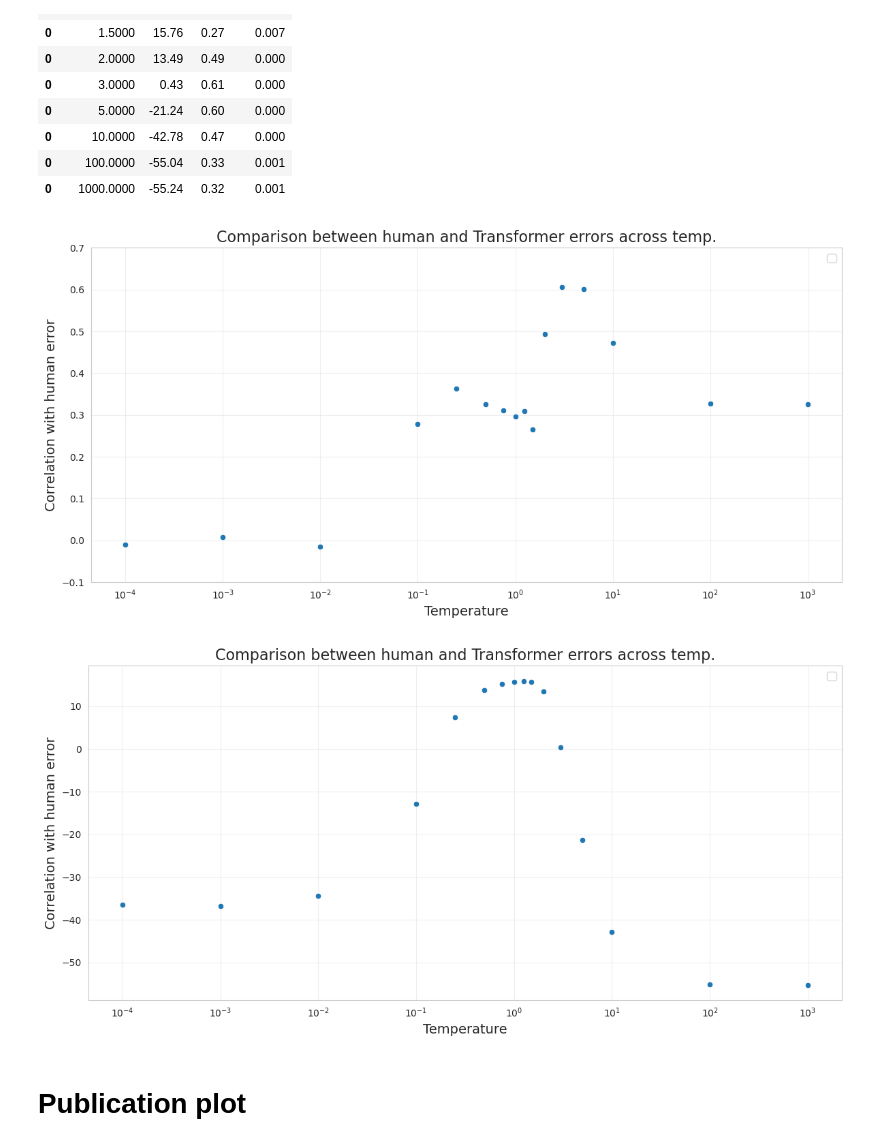
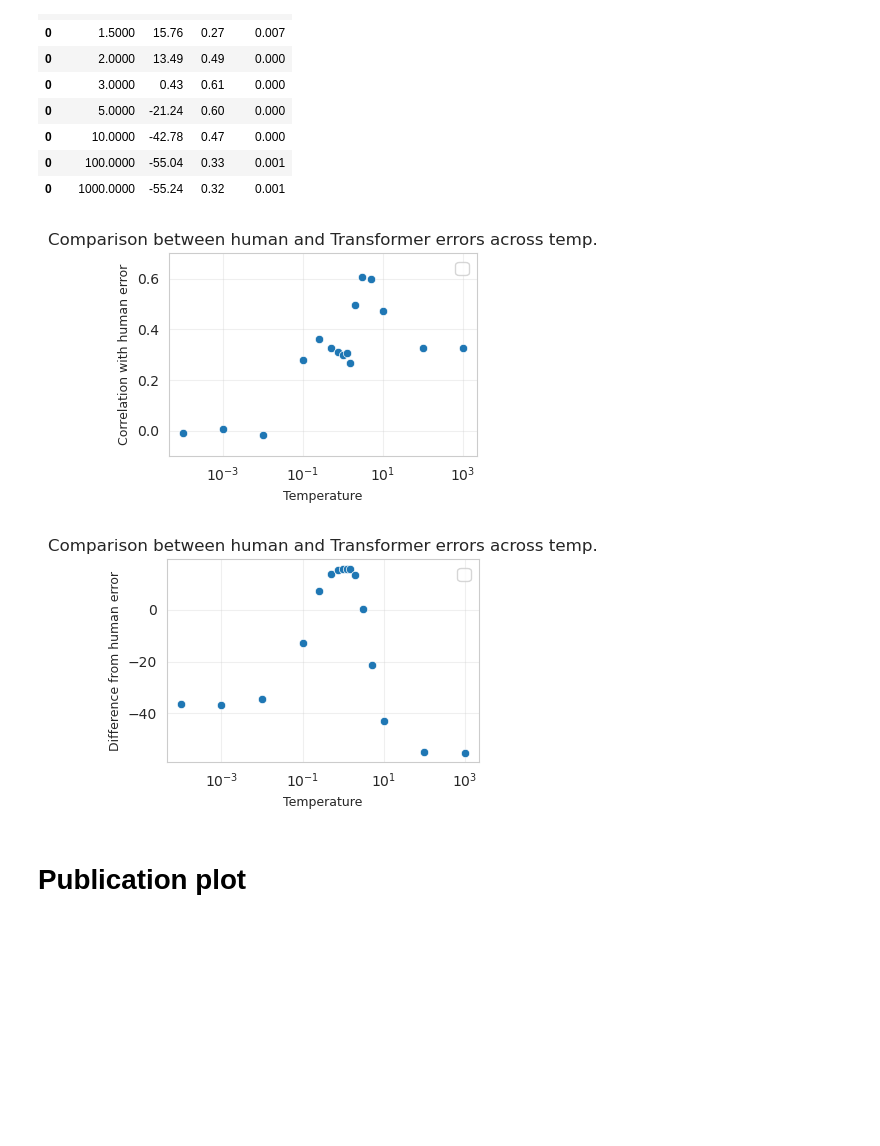
Before and after one commit to ljhearne/LSTNN_public, a Jupyter notebook: scripts/Analysis 4b: Temperature.ipynb, the cells around one changed output. Cells and saved outputs as stored; diff of their text form; code cells hidden in the pictures; blank space fills up the shorter version.

```diff
--- a/scripts/Analysis 4b: Temperature.ipynb
+++ b/scripts/Analysis 4b: Temperature.ipynb
@@ -21,9 +20,8 @@ plt.rcParams['figure.figsize'] = (12, 6)
 ## Load validation dataset and model configuration
 # %%
 # Data and model configuration
-data_dir = "../data/"
-results_dir = "../results/"
-validation_data_path = f"{data_dir}nn/puzzle_data_original.csv"
+data_dir = "../processed_data/"
+validation_data_path = f"{data_dir}puzzle_data_original.csv"
 
 # Model hyperparameters (matching the trained model)
 model_label = 'BERT'
@@ -138,8 +136,6 @@ def evaluate_model_with_temperature(model, dataloader, temperature=1.0, device='
 # %% [markdown]
 ## Evaluate models across all seeds and temperatures
 # %%
-data_dir_ldrive = "/home/lukeh/LabData/Lab_LucaC/Luke/projects/LSTNN/data/"
-
 # Build model path string
 modelname = f"model-{model_label}_" \
             f"pe-{pe}_" \
@@ -153,7 +149,7 @@ modelname = f"model-{model_label}_" \
             f"co-{training_acc_cutoff}_" \
             f"col-{cutoff_length}/"
 
-print(f"Model path: {results_dir}{modelname}")
+print(f"Model path: {data_dir}{modelname}")
 
 # Store results
 results = []
@@ -174,7 +170,7 @@ for seed_idx, seed in enumerate(seeds):
     model = model.to(device=torch.device(device))
 
     #model_file = f"{results_dir}{modelname}s-{seed}_e-{epoch}.pt"
-    model_file = f"{data_dir_ldrive}ito_models/{modelname}s-{seed}_e-{epoch}.pt"
+    model_file = f"{data_dir}ito_models/{modelname}s-{seed}_e-{epoch}.pt"
     model.load_state_dict(torch.load(model_file, map_location=torch.device(device)))
 
     # Evaluate at each temperature
@@ -453,7 +402,7 @@ plt.show()
 # %%
 from scipy.stats import spearmanr
 
-human_df = pd.read_csv('../results/human_behaviour.csv')
+human_df = pd.read_csv('../processed_data/human_behaviour.csv')
 human_by_puzzle_acc = human_df.groupby(["LST_id"]).mean(numeric_only=True).reset_index()["accuracy"][0:108].values
 
 puzzle_summary = results_df.groupby(["puzzle_idx", "temperature"]).mean(numeric_only=True).reset_index()
@@ -531,33 +479,33 @@ See the caveats in the documentation: https://pandas.pydata.org/pandas-docs/stab
 | 0 | 100.0000 | -55.04 | 0.33 | 0.001 |
 | 0 | 1000.0000 | -55.24 | 0.32 | 0.001 |
 # %%
+fig, ax = plt.subplots(figsize=(4, 3))
 ax = sns.scatterplot(data=human_comparison, x="temperature", y="rho")
-ax.set_xlabel('Temperature', fontsize=14)
-ax.set_ylabel('Correlation with human error', fontsize=14)
-ax.set_title('Comparison between human and Transformer errors across temp.', fontsize=16)
+ax.set_xlabel('Temperature', fontsize=9)
+ax.set_ylabel('Correlation with human error', fontsize=9)
+ax.set_title('Comparison between human and Transformer errors across temp.', fontsize=12)
 ax.legend(fontsize=12)
 ax.grid(True, alpha=0.3)
 ax.set_xscale('log')
 ax.set_ylim([-0.10, 0.7])
 
 plt.tight_layout()
-# plt.savefig(f'{results_dir}temperature_analysis_overall.png', dpi=300, bbox_inches='tight')
 plt.show()
 
+fig, ax = plt.subplots(figsize=(4, 3))
 ax = sns.scatterplot(data=human_comparison, x="temperature", y="diff")
-ax.set_xlabel('Temperature', fontsize=14)
-ax.set_ylabel('Correlation with human error', fontsize=14)
-ax.set_title('Comparison between human and Transformer errors across temp.', fontsize=16)
+ax.set_xlabel('Temperature', fontsize=9)
+ax.set_ylabel('Difference from human error', fontsize=9)
+ax.set_title('Comparison between human and Transformer errors across temp.', fontsize=12)
 ax.legend(fontsize=12)
 ax.grid(True, alpha=0.3)
 ax.set_xscale('log')
 
 plt.tight_layout()
-# plt.savefig(f'{results_dir}temperature_analysis_overall.png', dpi=300, bbox_inches='tight')
 plt.show()
 # %% [output]
-[figure, old version]
+[figure, new version]
-[figure, old version]
+[figure, new version]
 # %% [markdown]
 # Publication plot
 # %%
```
Also changed, not shown: parts of 13 cells of this notebook, 1 other file.
